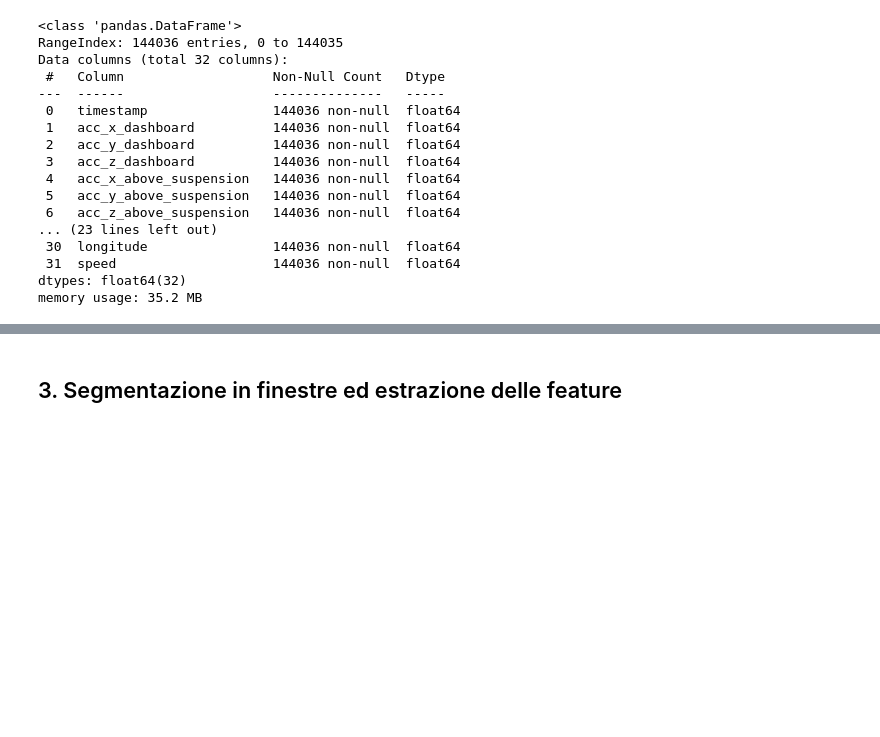
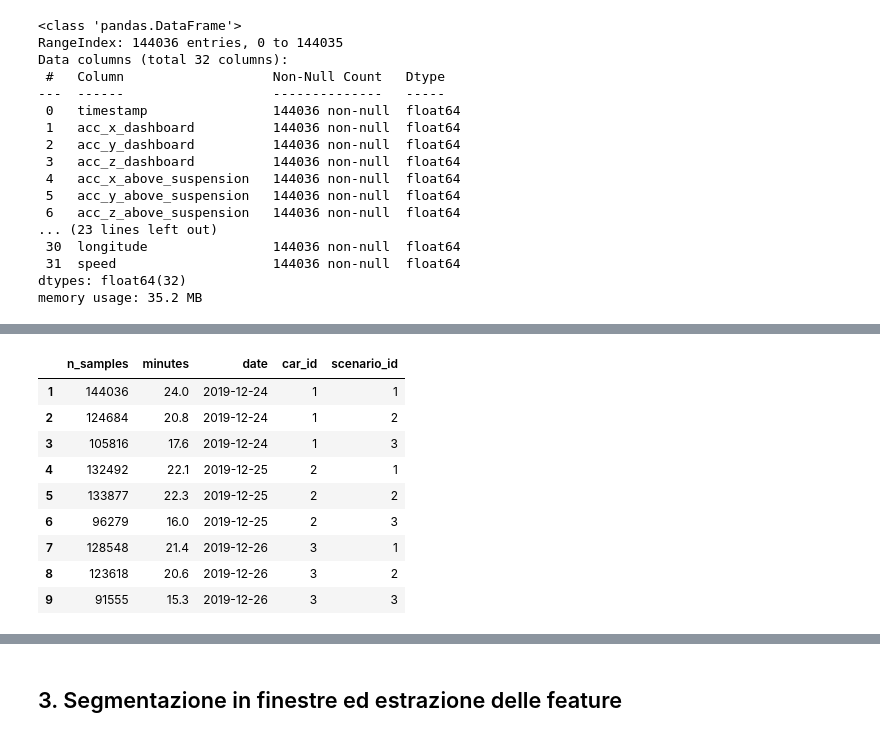
Before and after one commit to DennisBrancaleoni/ml-from-scratch, a Jupyter notebook: notebooks/progetto_pvs.ipynb, the cells around one changed output, grey strips where cells are left out. Saved outputs shown, nothing was run; the diff lists cells and outputs as text; code cells hidden in the pictures; blank space fills up the shorter version.

```diff
--- a/notebooks/progetto_pvs.ipynb
+++ b/notebooks/progetto_pvs.ipynb
@@ -197,0 +198,22 @@ fraction of samples where speed changes: 0.009664250604015663
+# %%
+# One row per recording: number of samples, duration, day, car and scenario
+n_samples = df.groupby("recording_id").size()
+summary = pd.DataFrame({
+    "n_samples": n_samples,
+    "minutes": (n_samples / SAMPLING_RATE_HZ / 60).round(1),
+    "date": pd.to_datetime(df.groupby("recording_id")["timestamp"].min(), unit="s").dt.date,
+    "car_id": pd.Series(RECORDING_TO_CAR),
+    "scenario_id": pd.Series(RECORDING_TO_SCENARIO),
+})
+summary
+# %% [output]
+|  | n_samples | minutes | date | car_id | scenario_id |
+| 1 | 144036 | 24.0 | 2019-12-24 | 1 | 1 |
+| 2 | 124684 | 20.8 | 2019-12-24 | 1 | 2 |
+| 3 | 105816 | 17.6 | 2019-12-24 | 1 | 3 |
+| 4 | 132492 | 22.1 | 2019-12-25 | 2 | 1 |
+| 5 | 133877 | 22.3 | 2019-12-25 | 2 | 2 |
+| 6 | 96279 | 16.0 | 2019-12-25 | 2 | 3 |
+| 7 | 128548 | 21.4 | 2019-12-26 | 3 | 1 |
+| 8 | 123618 | 20.6 | 2019-12-26 | 3 | 2 |
+| 9 | 91555 | 15.3 | 2019-12-26 | 3 | 3 |
```
Also changed, not shown: parts of 33 cells of this notebook, 2 other files.
